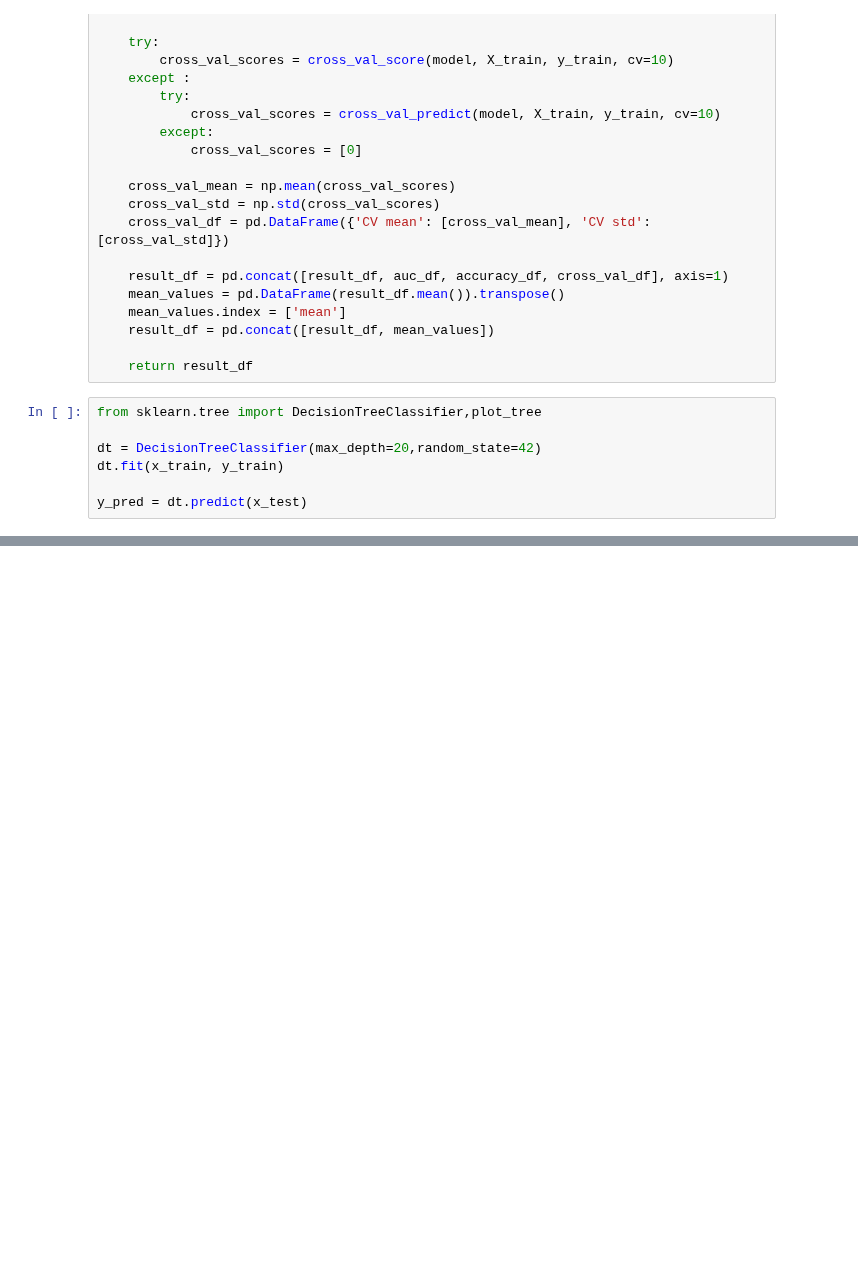
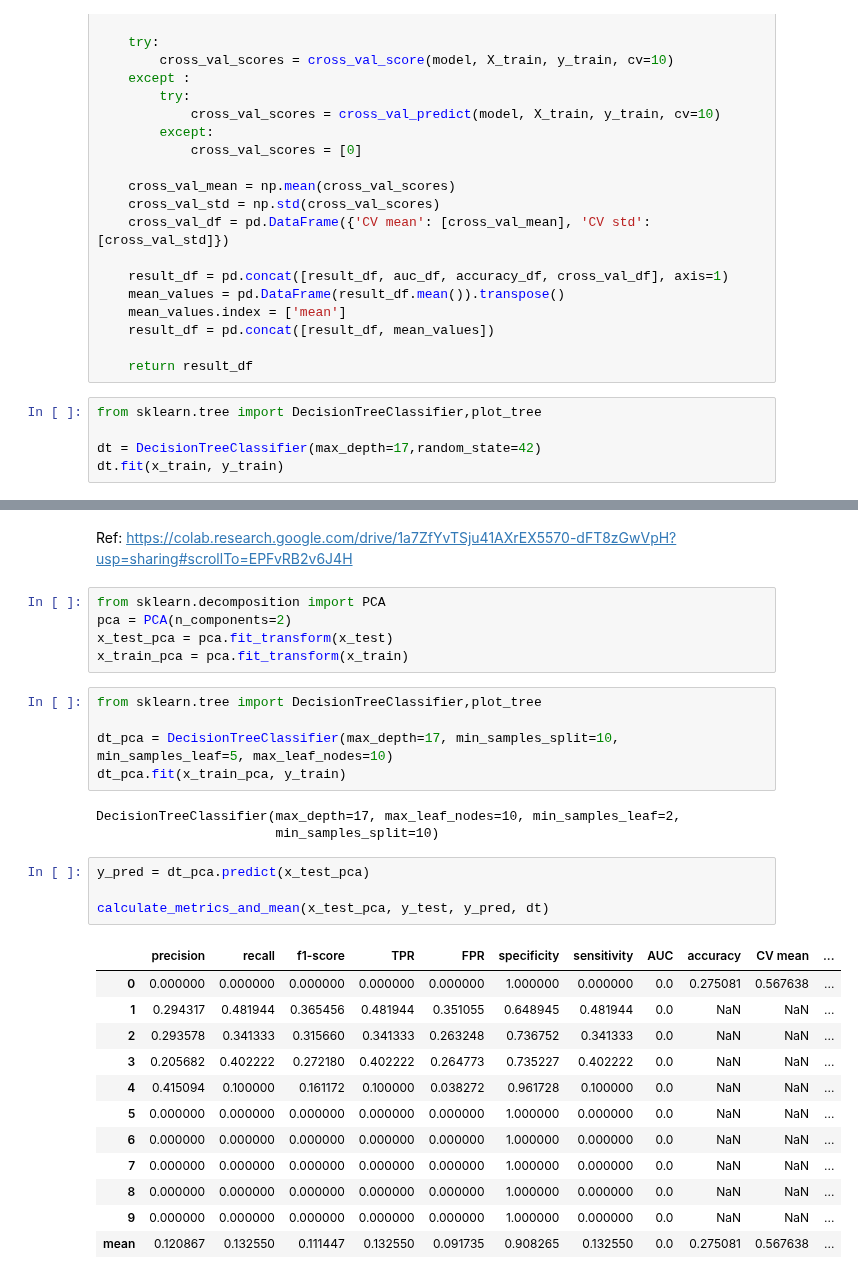
Before and after one commit to farheenfab/DMML-GroupProject, a Jupyter notebook: CW/CW - Part 3.ipynb, the cells around one changed output, grey strips where cells are left out. Drawn from its saved outputs; the diff is of its cells as text; blank space fills up the shorter version.

```diff
--- a/CW/CW - Part 3.ipynb
+++ b/CW/CW - Part 3.ipynb
@@ -112,8 +112,6 @@ def calculate_metrics_and_mean(X_train, y_train, y_pred, model):
 # %%
 from sklearn.tree import DecisionTreeClassifier,plot_tree
 
-dt = DecisionTreeClassifier(max_depth=20,random_state=42)
+dt = DecisionTreeClassifier(max_depth=17,random_state=42)
 dt.fit(x_train, y_train)
-
-y_pred = dt.predict(x_test)
 # %% [output]
@@ -177,0 +157,32 @@ plot_tree(dt)
+# %% [markdown]
+Ref: https://colab.research.google.com/drive/1a7ZfYvTSju41AXrEX5570-dFT8zGwVpH?usp=sharing#scrollTo=EPFvRB2v6J4H
+# %%
+from sklearn.decomposition import PCA
+pca = PCA(n_components=2)
+x_test_pca = pca.fit_transform(x_test)
+x_train_pca = pca.fit_transform(x_train)
+# %%
+from sklearn.tree import DecisionTreeClassifier,plot_tree
+
+dt_pca = DecisionTreeClassifier(max_depth=17, min_samples_split=10, min_samples_leaf=5, max_leaf_nodes=10)
+dt_pca.fit(x_train_pca, y_train)
+# %% [output]
+DecisionTreeClassifier(max_depth=17, max_leaf_nodes=10, min_samples_leaf=2,
+                       min_samples_split=10)
+# %%
+y_pred = dt_pca.predict(x_test_pca)
+
+calculate_metrics_and_mean(x_test_pca, y_test, y_pred, dt)
+# %% [output]
+|  | precision | recall | f1-score | TPR | FPR | specificity | sensitivity | AUC | accuracy | CV mean | ... |
+| 0 | 0.000000 | 0.000000 | 0.000000 | 0.000000 | 0.000000 | 1.000000 | 0.000000 | 0.0 | 0.275081 | 0.567638 | ... |
+| 1 | 0.294317 | 0.481944 | 0.365456 | 0.481944 | 0.351055 | 0.648945 | 0.481944 | 0.0 | NaN | NaN | ... |
+| 2 | 0.293578 | 0.341333 | 0.315660 | 0.341333 | 0.263248 | 0.736752 | 0.341333 | 0.0 | NaN | NaN | ... |
+| 3 | 0.205682 | 0.402222 | 0.272180 | 0.402222 | 0.264773 | 0.735227 | 0.402222 | 0.0 | NaN | NaN | ... |
+| 4 | 0.415094 | 0.100000 | 0.161172 | 0.100000 | 0.038272 | 0.961728 | 0.100000 | 0.0 | NaN | NaN | ... |
+| 5 | 0.000000 | 0.000000 | 0.000000 | 0.000000 | 0.000000 | 1.000000 | 0.000000 | 0.0 | NaN | NaN | ... |
+| 6 | 0.000000 | 0.000000 | 0.000000 | 0.000000 | 0.000000 | 1.000000 | 0.000000 | 0.0 | NaN | NaN | ... |
+| 7 | 0.000000 | 0.000000 | 0.000000 | 0.000000 | 0.000000 | 1.000000 | 0.000000 | 0.0 | NaN | NaN | ... |
+| 8 | 0.000000 | 0.000000 | 0.000000 | 0.000000 | 0.000000 | 1.000000 | 0.000000 | 0.0 | NaN | NaN | ... |
+| 9 | 0.000000 | 0.000000 | 0.000000 | 0.000000 | 0.000000 | 1.000000 | 0.000000 | 0.0 | NaN | NaN | ... |
+| mean | 0.120867 | 0.132550 | 0.111447 | 0.132550 | 0.091735 | 0.908265 | 0.132550 | 0.0 | 0.275081 | 0.567638 | ... |
```
Also changed, not shown: parts of 6 cells of this notebook.
